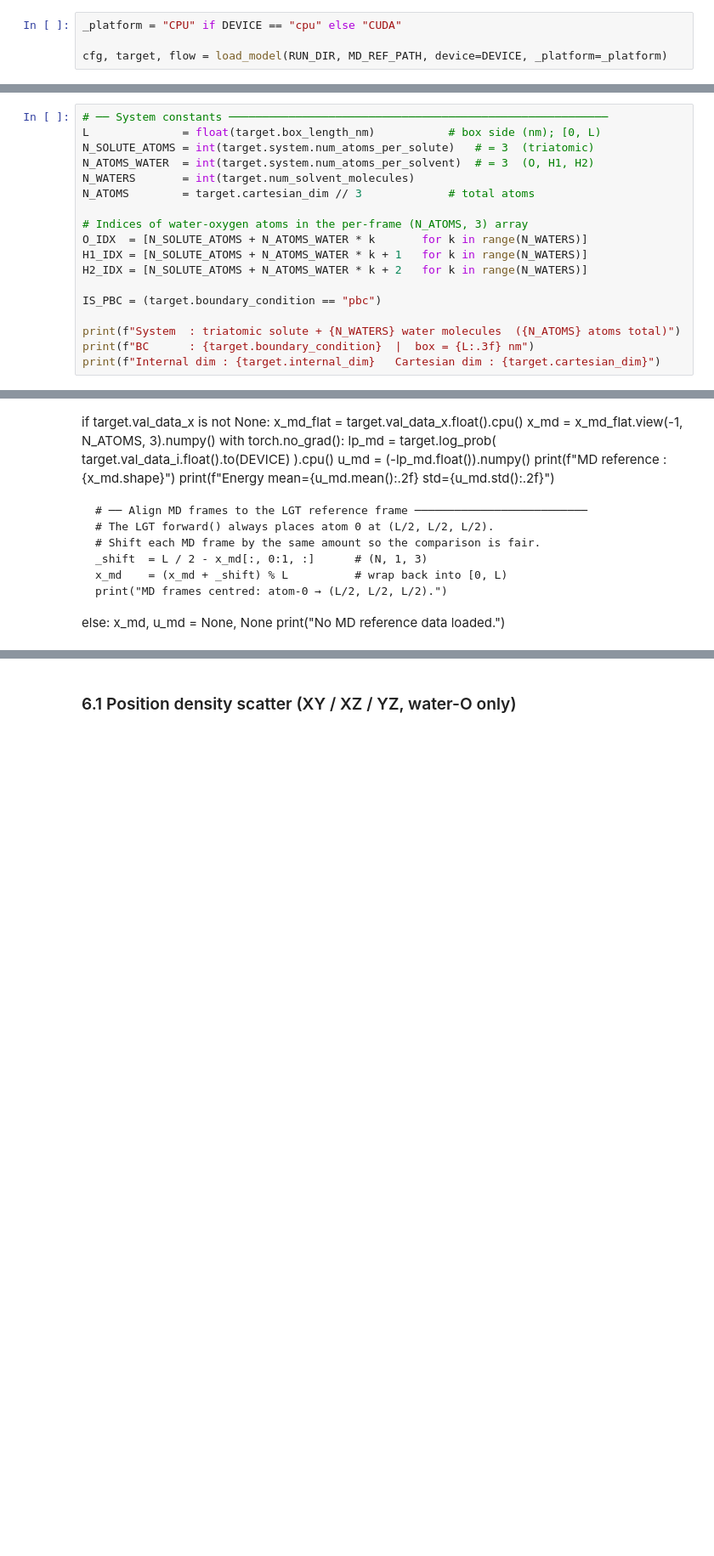
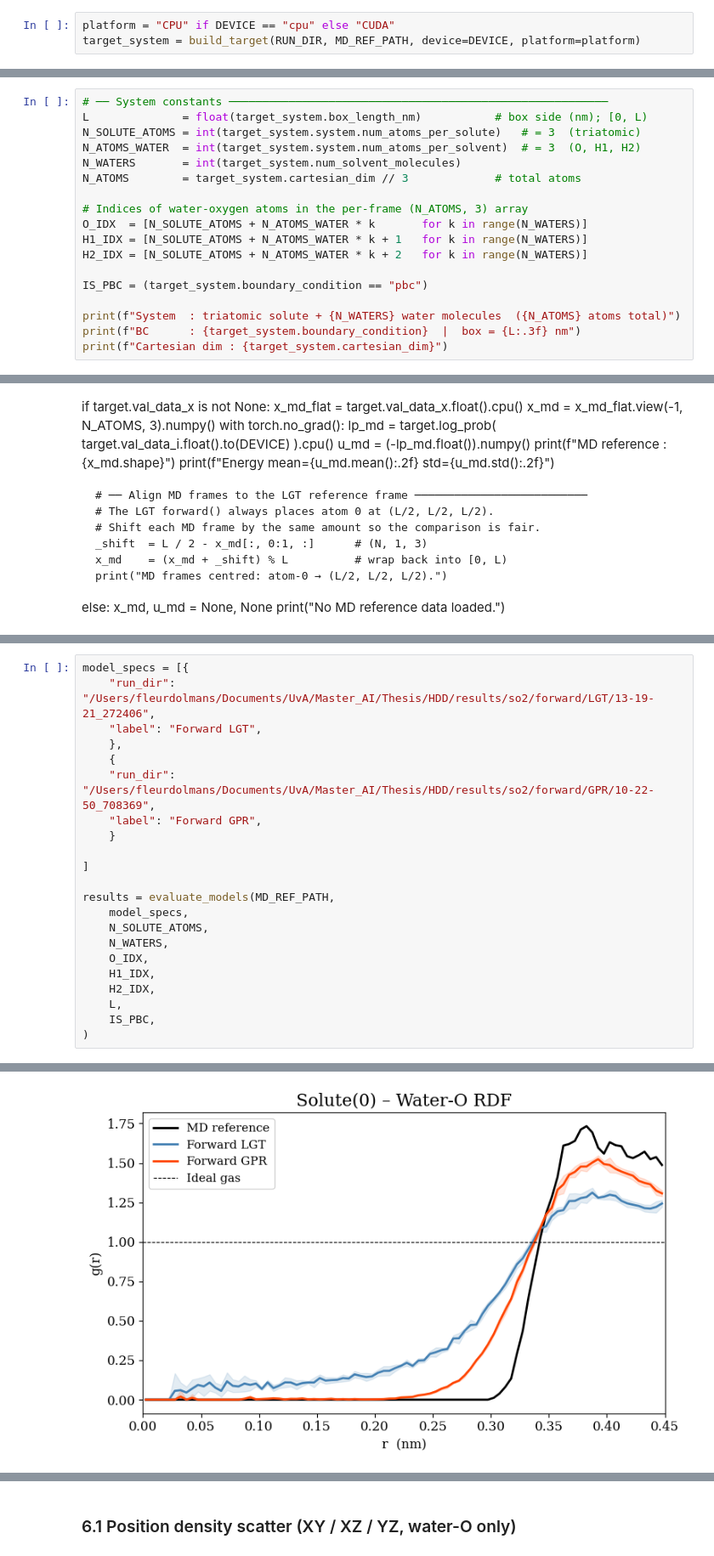
Before and after one commit to fleurdolmans/fab-torch, a Jupyter notebook: visualize_models.ipynb, the cells around one changed output, grey strips where cells are left out. Shown at 85% size. Drawn from its saved outputs; the diff is of its cells as text; blank space fills up the shorter version.

```diff
--- a/visualize_models.ipynb
+++ b/visualize_models.ipynb
@@ -98,5 +110,4 @@ PyTorch 2.5.1 | CUDA: False
 # %%
-_platform = "CPU" if DEVICE == "cpu" else "CUDA"
-
-cfg, target, flow = load_model(RUN_DIR, MD_REF_PATH, device=DEVICE, _platform=_platform)
+platform = "CPU" if DEVICE == "cpu" else "CUDA"
+target_system = build_target(RUN_DIR, MD_REF_PATH, device=DEVICE, platform=platform)
 # %% [output]
@@ -104,19 +132,19 @@ NameError: name 'cfg' is not defined
 # %%
 # ── System constants ─────────────────────────────────────────────────────────
-L              = float(target.box_length_nm)           # box side (nm); [0, L)
-N_SOLUTE_ATOMS = int(target.system.num_atoms_per_solute)   # = 3  (triatomic)
-N_ATOMS_WATER  = int(target.system.num_atoms_per_solvent)  # = 3  (O, H1, H2)
-N_WATERS       = int(target.num_solvent_molecules)
-N_ATOMS        = target.cartesian_dim // 3             # total atoms
+L              = float(target_system.box_length_nm)           # box side (nm); [0, L)
+N_SOLUTE_ATOMS = int(target_system.system.num_atoms_per_solute)   # = 3  (triatomic)
+N_ATOMS_WATER  = int(target_system.system.num_atoms_per_solvent)  # = 3  (O, H1, H2)
+N_WATERS       = int(target_system.num_solvent_molecules)
+N_ATOMS        = target_system.cartesian_dim // 3             # total atoms
 
 # Indices of water-oxygen atoms in the per-frame (N_ATOMS, 3) array
 O_IDX  = [N_SOLUTE_ATOMS + N_ATOMS_WATER * k       for k in range(N_WATERS)]
 H1_IDX = [N_SOLUTE_ATOMS + N_ATOMS_WATER * k + 1   for k in range(N_WATERS)]
 H2_IDX = [N_SOLUTE_ATOMS + N_ATOMS_WATER * k + 2   for k in range(N_WATERS)]
 
-IS_PBC = (target.boundary_condition == "pbc")
+IS_PBC = (target_system.boundary_condition == "pbc")
 
 print(f"System  : triatomic solute + {N_WATERS} water molecules  ({N_ATOMS} atoms total)")
-print(f"BC      : {target.boundary_condition}  |  box = {L:.3f} nm")
-print(f"Internal dim : {target.internal_dim}   Cartesian dim : {target.cartesian_dim}")
+print(f"BC      : {target_system.boundary_condition}  |  box = {L:.3f} nm")
+print(f"Cartesian dim : {target_system.cartesian_dim}")
 # %% [output]
@@ -210,0 +230,23 @@ else:
+# %%
+model_specs = [{
+    "run_dir": "/Users/fleurdolmans/Documents/UvA/Master_AI/Thesis/HDD/results/so2/forward/LGT/13-19-21_272406",
+    "label": "Forward LGT",
+    },
+    {
+    "run_dir": "/Users/fleurdolmans/Documents/UvA/Master_AI/Thesis/HDD/results/so2/forward/GPR/10-22-50_708369",
+    "label": "Forward GPR",
+    }
+
+]
+
+results = evaluate_models(MD_REF_PATH,
+    model_specs,
+    N_SOLUTE_ATOMS,
+    N_WATERS,
+    O_IDX,
+    H1_IDX,
+    H2_IDX,
+    L,
+    IS_PBC,
+)
+# %% [output]
@@ -210,0 +270 @@ else:
+[figure, added]
```
Also changed, not shown: parts of 10 cells of this notebook, 3 other files.
